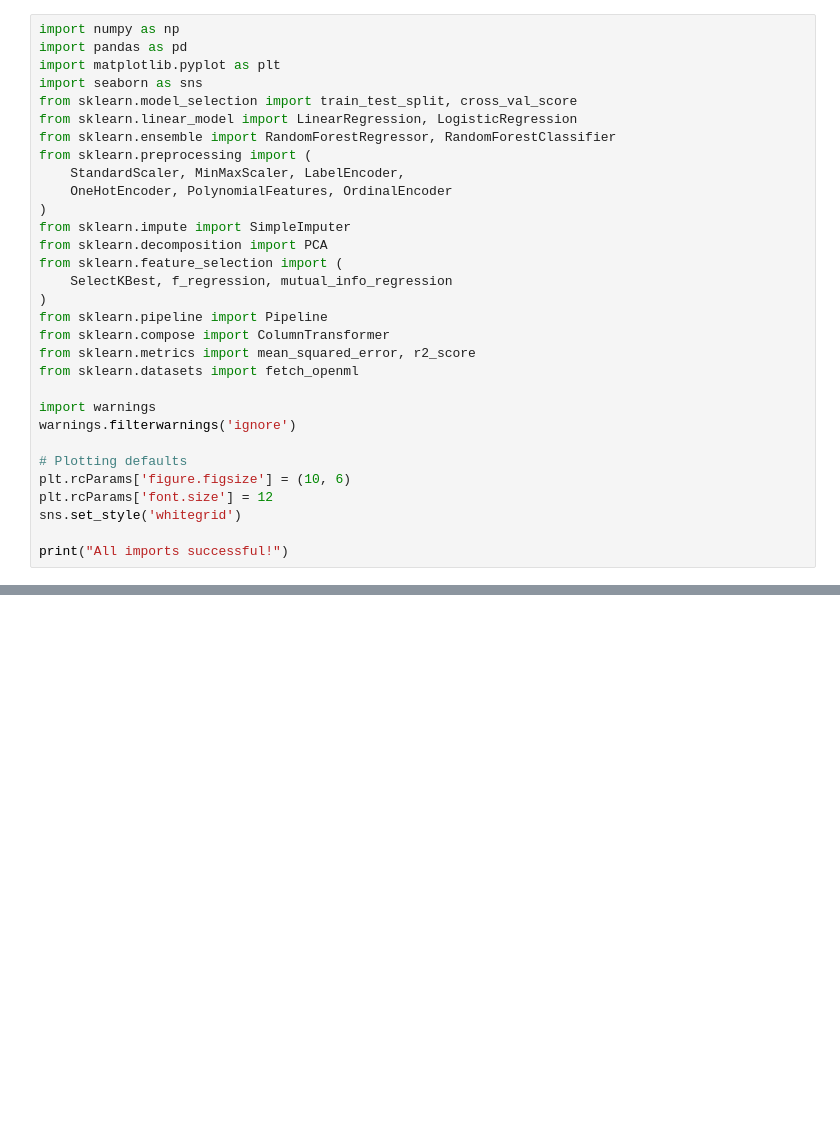
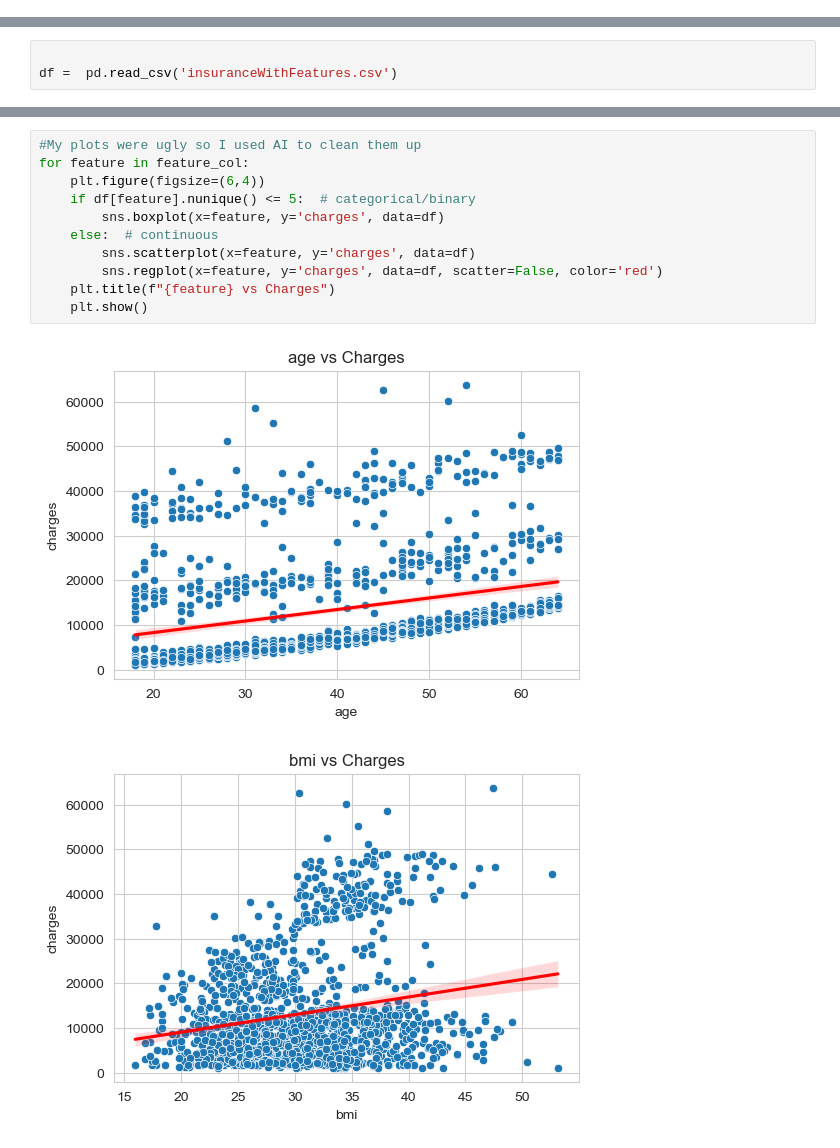
Before and after one commit to zttayane/Junior_Design_Project1, a Jupyter notebook: Project_1.ipynb, the cells around one changed output, grey strips where cells are left out. Saved outputs shown, nothing was run; the diff lists cells and outputs as text; blank space fills up the shorter version.

```diff
--- a/Project_1.ipynb
+++ b/Project_1.ipynb
@@ -1,31 +0,0 @@
-# %%
-import numpy as np
-import pandas as pd
-import matplotlib.pyplot as plt
-import seaborn as sns
-from sklearn.model_selection import train_test_split, cross_val_score
-from sklearn.linear_model import LinearRegression, LogisticRegression
-from sklearn.ensemble import RandomForestRegressor, RandomForestClassifier
-from sklearn.preprocessing import (
-    StandardScaler, MinMaxScaler, LabelEncoder,
-    OneHotEncoder, PolynomialFeatures, OrdinalEncoder
-)
-from sklearn.impute import SimpleImputer
-from sklearn.decomposition import PCA
-from sklearn.feature_selection import (
-    SelectKBest, f_regression, mutual_info_regression
-)
-from sklearn.pipeline import Pipeline
-from sklearn.compose import ColumnTransformer
-from sklearn.metrics import mean_squared_error, r2_score
-from sklearn.datasets import fetch_openml
-
-import warnings
-warnings.filterwarnings('ignore')
-
-# Plotting defaults
-plt.rcParams['figure.figsize'] = (10, 6)
-plt.rcParams['font.size'] = 12
-sns.set_style('whitegrid')
-
-print("All imports successful!")
@@ -45,0 +24,3 @@ print(df.head())
+# %%
+
+df =  pd.read_csv('insuranceWithFeatures.csv')
@@ -45,0 +163,14 @@ print(df.head())
+# %%
+#My plots were ugly so I used AI to clean them up
+for feature in feature_col:
+    plt.figure(figsize=(6,4))
+    if df[feature].nunique() <= 5:  # categorical/binary
+        sns.boxplot(x=feature, y='charges', data=df)
+    else:  # continuous
+        sns.scatterplot(x=feature, y='charges', data=df)
+        sns.regplot(x=feature, y='charges', data=df, scatter=False, color='red')
+    plt.title(f"{feature} vs Charges")
+    plt.show()
+# %% [output]
+[figure, added]
+[figure, added]
```
Also changed, not shown: parts of 11 cells of this notebook.
